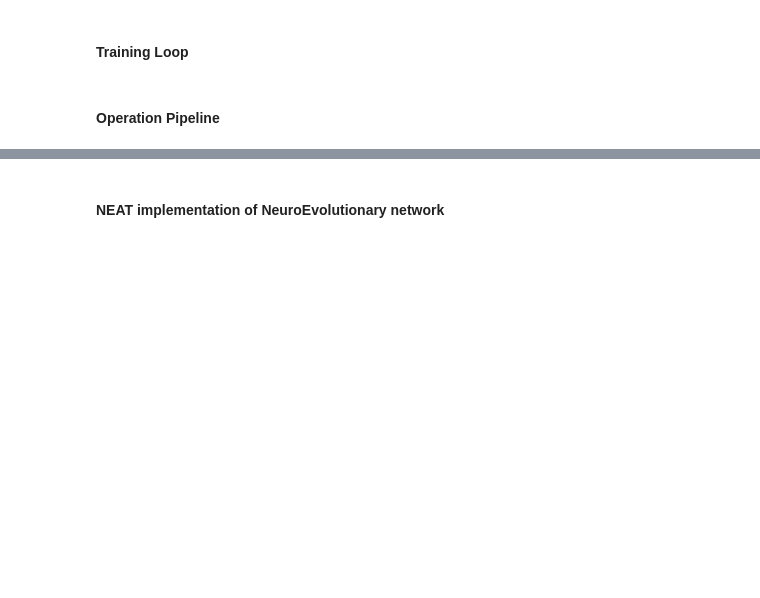
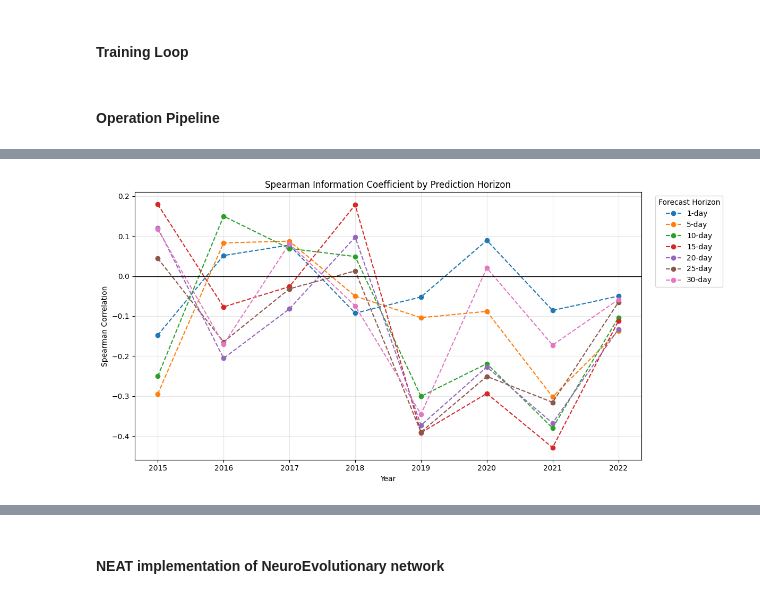
Before and after one commit to HellCatCruiser/AgenticTrader, a Jupyter notebook: NN/NN_Pipeline_2.ipynb, the cells around one changed output, grey strips where cells are left out. Cells and saved outputs as stored; diff of their text form; code cells hidden in the pictures; blank space fills up the shorter version.

```diff
--- a/NN/NN_Pipeline_2.ipynb
+++ b/NN/NN_Pipeline_2.ipynb
@@ -752,0 +878,25 @@ ValueError: Missing column 1_day_target. Did load_price_data generate these?
+# %%
+def plot_spearman(df: pd.DataFrame):
+    plt.figure(figsize=(12,6))
+
+    for horizon in  df.index.levels[0]:
+        series = df.loc[horizon]["spearman"]
+        plt.plot(
+            series.index,
+            series.values,
+            marker="o", linestyle="--",
+            label=f"{horizon}-day"
+        )
+
+    plt.title("Spearman Information Coefficient by Prediction Horizon")
+    plt.xlabel("Year")
+    plt.ylabel("Spearman Correlation")
+    plt.axhline(0, color="black", linewidth=1)
+    plt.grid(True, alpha=0.3)
+    plt.legend(title="Forecast Horizon", bbox_to_anchor=(1.02,1), loc="upper left")
+    plt.tight_layout()
+    plt.show()
+# %%
+plot_spearman(metrics_combined_2)
+# %% [output]
+[figure, added]
```
Also changed, not shown: parts of 26 cells of this notebook, 42 other files.
